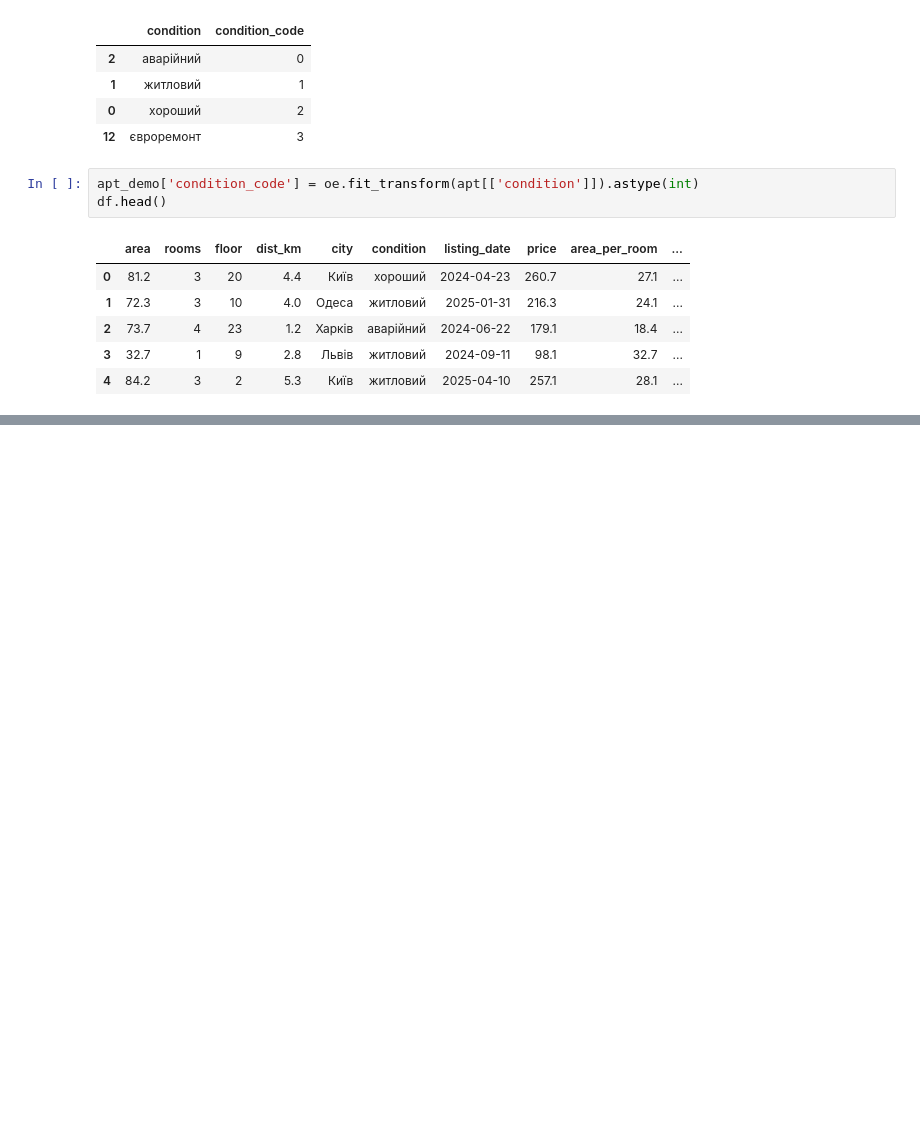
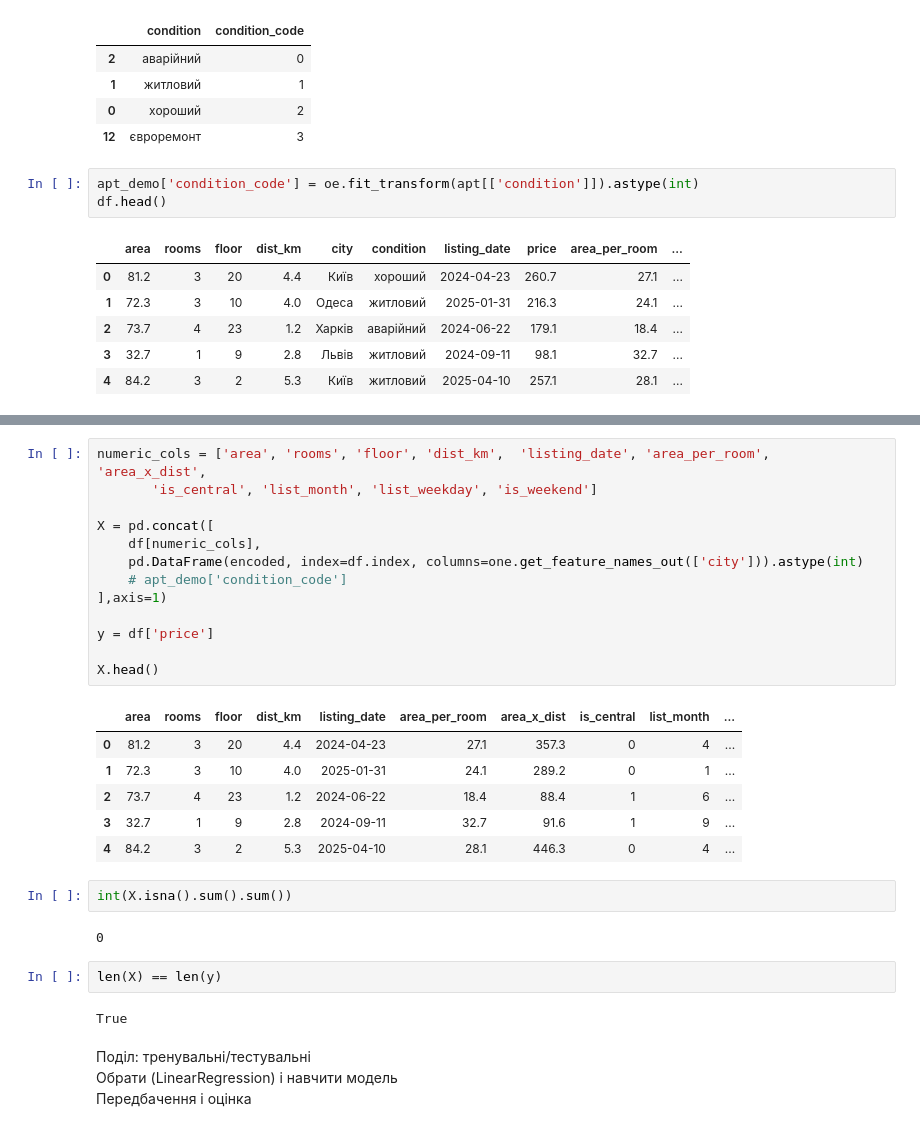
Before and after one commit to rudmaxx/DTA_Python, a Jupyter notebook: ML/ML_feature_engineering_categorical_features.ipynb, the cells around one changed output, grey strips where cells are left out. Cells and saved outputs as stored; diff of their text form; blank space fills up the shorter version.

```diff
--- a/ML/ML_feature_engineering_categorical_features.ipynb
+++ b/ML/ML_feature_engineering_categorical_features.ipynb
@@ -219,0 +243,32 @@ df.head()
+# %%
+numeric_cols = ['area', 'rooms', 'floor', 'dist_km',  'listing_date', 'area_per_room', 'area_x_dist',
+       'is_central', 'list_month', 'list_weekday', 'is_weekend']
+
+X = pd.concat([
+    df[numeric_cols],
+    pd.DataFrame(encoded, index=df.index, columns=one.get_feature_names_out(['city'])).astype(int)
+    # apt_demo['condition_code']
+],axis=1)
+
+y = df['price']
+
+X.head()
+# %% [output]
+|  | area | rooms | floor | dist_km | listing_date | area_per_room | area_x_dist | is_central | list_month | ... |
+| 0 | 81.2 | 3 | 20 | 4.4 | 2024-04-23 | 27.1 | 357.3 | 0 | 4 | ... |
+| 1 | 72.3 | 3 | 10 | 4.0 | 2025-01-31 | 24.1 | 289.2 | 0 | 1 | ... |
+| 2 | 73.7 | 4 | 23 | 1.2 | 2024-06-22 | 18.4 | 88.4 | 1 | 6 | ... |
+| 3 | 32.7 | 1 | 9 | 2.8 | 2024-09-11 | 32.7 | 91.6 | 1 | 9 | ... |
+| 4 | 84.2 | 3 | 2 | 5.3 | 2025-04-10 | 28.1 | 446.3 | 0 | 4 | ... |
+# %%
+int(X.isna().sum().sum())
+# %% [output]
+0
+# %%
+len(X) == len(y)
+# %% [output]
+True
+# %% [markdown]
+Поділ: тренувальні/тестувальні
+Обрати (LinearRegression) і навчити модель
+Передбачення і оцінка
```
Also changed, not shown: parts of 2 cells of this notebook.
